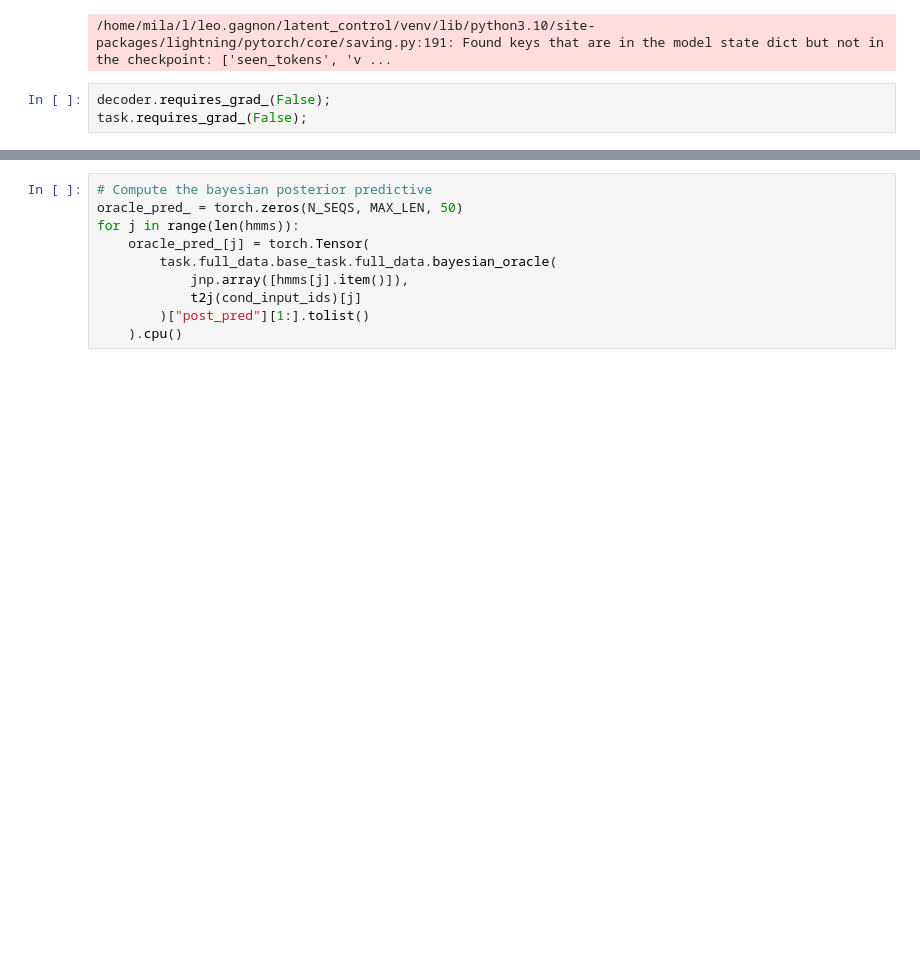
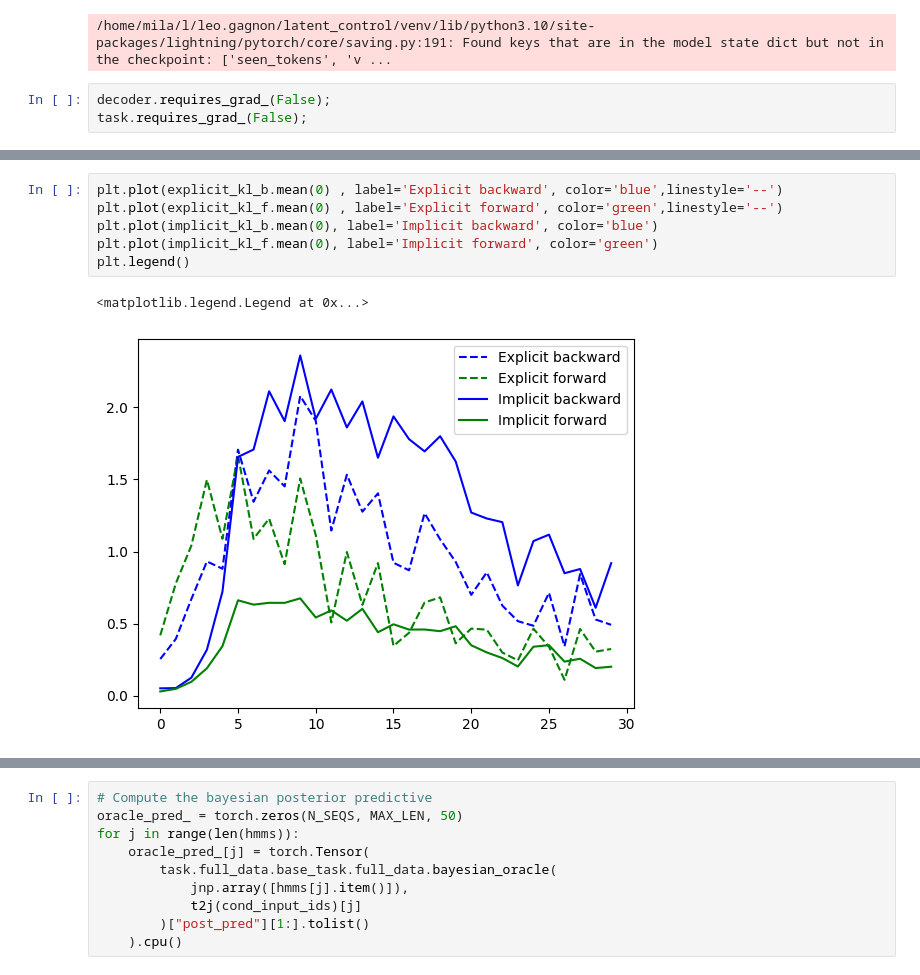
Before and after one commit to leogagnon/latent_control, a Jupyter notebook: notebooks/diffusion.ipynb, the cells around one changed output, grey strips where cells are left out. Drawn from its saved outputs; the diff is of its cells as text; blank space fills up the shorter version.

```diff
--- a/notebooks/diffusion.ipynb
+++ b/notebooks/diffusion.ipynb
@@ -238,0 +289,9 @@ for batch_id in torch.split(torch.arange(N_SEQS), 100):
+# %%
+plt.plot(explicit_kl_b.mean(0) , label='Explicit backward', color='blue',linestyle='--')
+plt.plot(explicit_kl_f.mean(0) , label='Explicit forward', color='green',linestyle='--')
+plt.plot(implicit_kl_b.mean(0), label='Implicit backward', color='blue')
+plt.plot(implicit_kl_f.mean(0), label='Implicit forward', color='green')
+plt.legend()
+# %% [output]
+<matplotlib.legend.Legend at 0x...>
+[figure, added]
```
Also changed, not shown: parts of 40 cells of this notebook, 17 other files.
